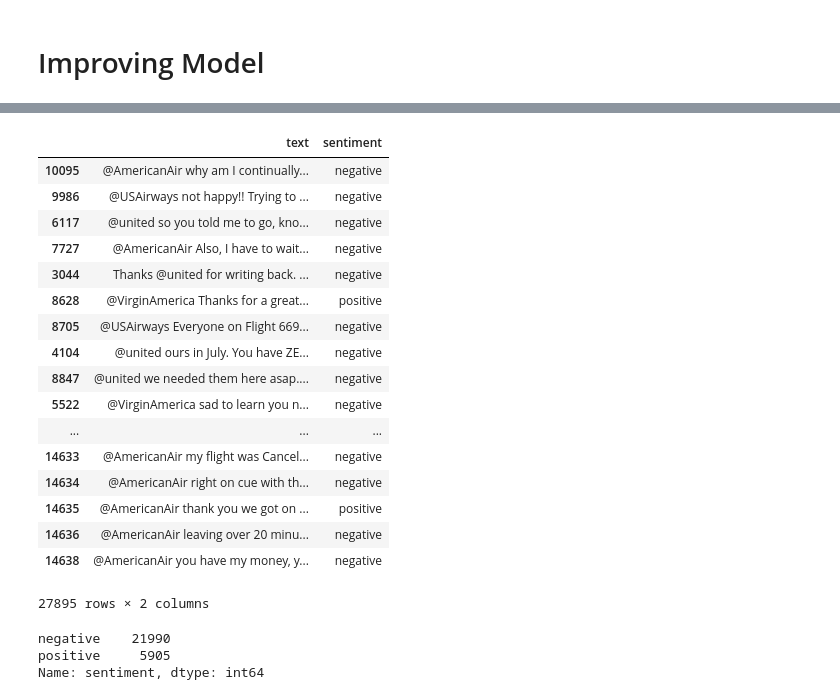
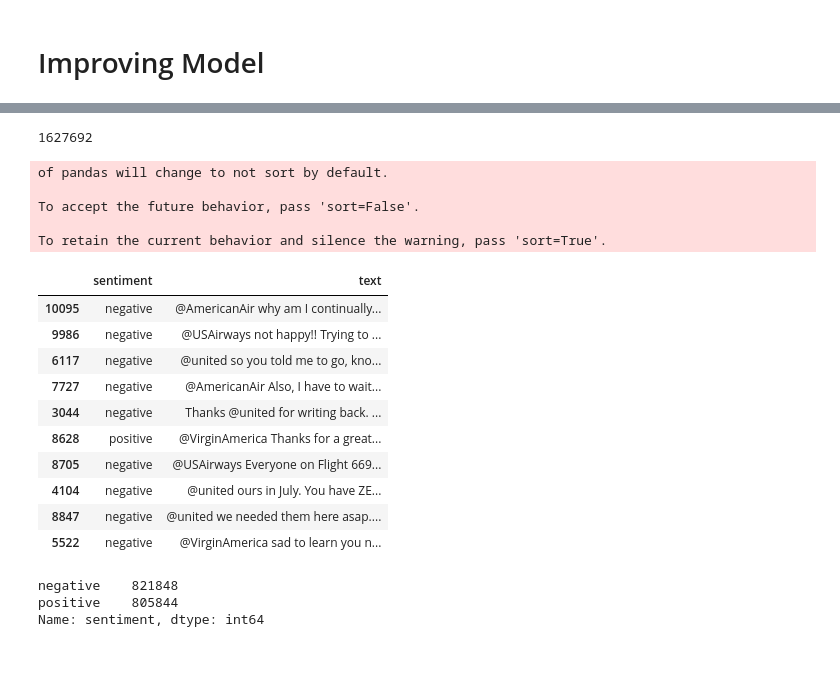
Before and after one commit to ngoduyvu/FastAI_Vu, a Jupyter notebook: Assignment 2.ipynb, the cells around one changed output, grey strips where cells are left out. Saved outputs shown, nothing was run; the diff lists cells and outputs as text; code cells hidden in the pictures; blank space fills up the shorter version.

```diff
--- a/Assignment 2.ipynb
+++ b/Assignment 2.ipynb
@@ -340,0 +316,3 @@ fb_df
+# %%
+SF_df = pd.read_csv('./data/datamining/stanford/training.1600000.processed.noemoticon.csv', encoding="ISO-8859-1", header = None)
+SF_df.head(10)
@@ -340,0 +331,13 @@ fb_df
+# %%
+SF_df = SF_df.loc[SF_df[0].isin(['0','4'])]
+SF_df = SF_df[[0, 5]]
+SF_df.rename(columns={0: 'sentiment', 5: 'text'}, inplace=True)
+# %%
+sentiment = []
+for i in SF_df.sentiment:
+    if i == 0:
+        sentiment.append('negative')
+    else:
+        sentiment.append('positive')
+
+SF_df['sentiment'] = sentiment
@@ -412,29 +421,30 @@ df_train
 # %%
-df_train = pd.concat([df_train, fb_df, GOP_df, AL_df], axis=0)
-df_train
+# Combine all data together
+df_train = pd.concat([df_train, GOP_df, AL_df, SF_df], axis=0)
+print(df_train.shape[0])
+df_train.head(10)
 # %% [output]
+1627692
+of pandas will change to not sort by default.
+
+To accept the future behavior, pass 'sort=False'.
+
+To retain the current behavior and silence the warning, pass 'sort=True'.
-|  | text | sentiment |
-| 10095 | @AmericanAir why am I continually... | negative |
-| 9986 | @USAirways not happy!! Trying to ... | negative |
-| 6117 | @united so you told me to go, kno... | negative |
-| 7727 | @AmericanAir Also, I have to wait... | negative |
-| 3044 | Thanks @united for writing back. ... | negative |
-| 8628 | @VirginAmerica Thanks for a great... | positive |
-| 8705 | @USAirways Everyone on Flight 669... | negative |
-| 4104 | @united ours in July. You have ZE... | negative |
-| 8847 | @united we needed them here asap.... | negative |
-| 5522 | @VirginAmerica sad to learn you n... | negative |
-| ... | ... | ... |
-| 14633 | @AmericanAir my flight was Cancel... | negative |
-| 14634 | @AmericanAir right on cue with th... | negative |
-| 14635 | @AmericanAir thank you we got on ... | positive |
-| 14636 | @AmericanAir leaving over 20 minu... | negative |
-| 14638 | @AmericanAir you have my money, y... | negative |
+|  | sentiment | text |
+| 10095 | negative | @AmericanAir why am I continually... |
+| 9986 | negative | @USAirways not happy!! Trying to ... |
+| 6117 | negative | @united so you told me to go, kno... |
+| 7727 | negative | @AmericanAir Also, I have to wait... |
+| 3044 | negative | Thanks @united for writing back. ... |
+| 8628 | positive | @VirginAmerica Thanks for a great... |
+| 8705 | negative | @USAirways Everyone on Flight 669... |
+| 4104 | negative | @united ours in July. You have ZE... |
+| 8847 | negative | @united we needed them here asap.... |
+| 5522 | negative | @VirginAmerica sad to learn you n... |
-27895 rows × 2 columns
 # %%
 df_train.sentiment = df_train.sentiment.replace({'Positive': 'positive', 'Negative': 'negative'})
 df_train.sentiment.value_counts(dropna=False)
 # %% [output]
-negative    21990
-positive     5905
+negative    821848
+positive    805844
 Name: sentiment, dtype: int64
```
Also changed, not shown: parts of 21 cells of this notebook.
